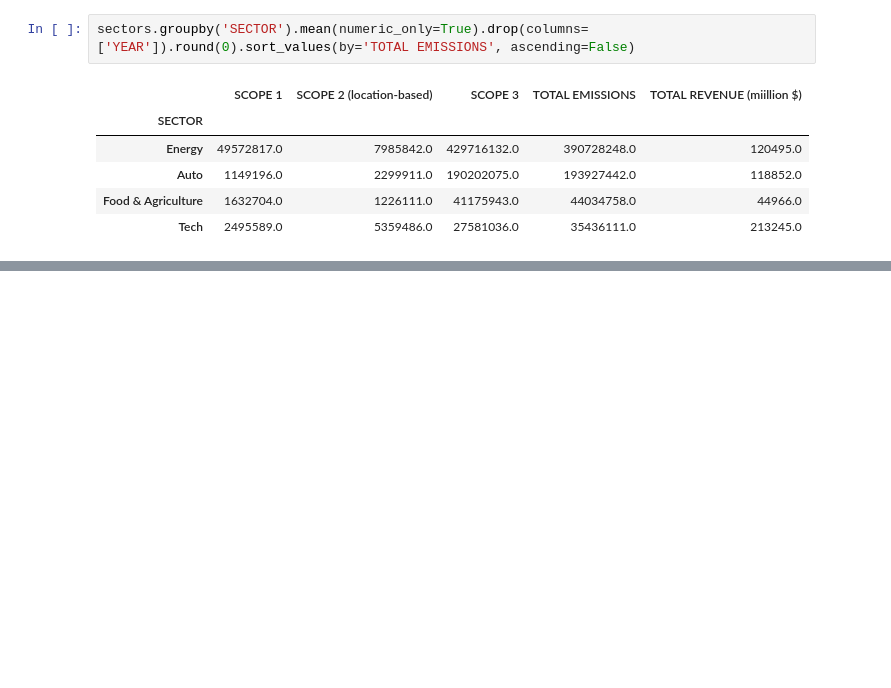
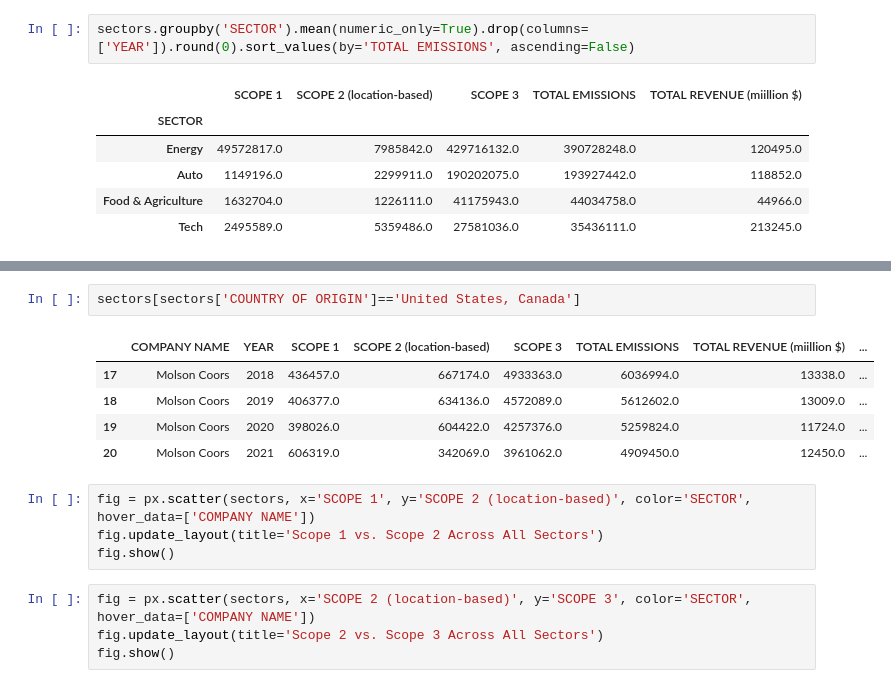
Before and after one commit to zcjanin/decarbonization-2024, a Jupyter notebook: Decarbo_EDA.ipynb, the cells around one changed output, grey strips where cells are left out. Saved outputs shown, nothing was run; the diff lists cells and outputs as text; blank space fills up the shorter version.

```diff
--- a/Decarbo_EDA.ipynb
+++ b/Decarbo_EDA.ipynb
@@ -88,0 +122,16 @@ country
+# %%
+sectors[sectors['COUNTRY OF ORIGIN']=='United States, Canada']
+# %% [output]
+|  | COMPANY NAME | YEAR | SCOPE 1 | SCOPE 2 (location-based) | SCOPE 3 | TOTAL EMISSIONS | TOTAL REVENUE (miillion $) | ... |
+| 17 | Molson Coors | 2018 | 436457.0 | 667174.0 | 4933363.0 | 6036994.0 | 13338.0 | ... |
+| 18 | Molson Coors | 2019 | 406377.0 | 634136.0 | 4572089.0 | 5612602.0 | 13009.0 | ... |
+| 19 | Molson Coors | 2020 | 398026.0 | 604422.0 | 4257376.0 | 5259824.0 | 11724.0 | ... |
+| 20 | Molson Coors | 2021 | 606319.0 | 342069.0 | 3961062.0 | 4909450.0 | 12450.0 | ... |
+# %%
+fig = px.scatter(sectors, x='SCOPE 1', y='SCOPE 2 (location-based)', color='SECTOR', hover_data=['COMPANY NAME'])
+fig.update_layout(title='Scope 1 vs. Scope 2 Across All Sectors')
+fig.show()
+# %%
+fig = px.scatter(sectors, x='SCOPE 2 (location-based)', y='SCOPE 3', color='SECTOR', hover_data=['COMPANY NAME'])
+fig.update_layout(title='Scope 2 vs. Scope 3 Across All Sectors')
+fig.show()
```
Also changed, not shown: parts of 11 cells of this notebook.
